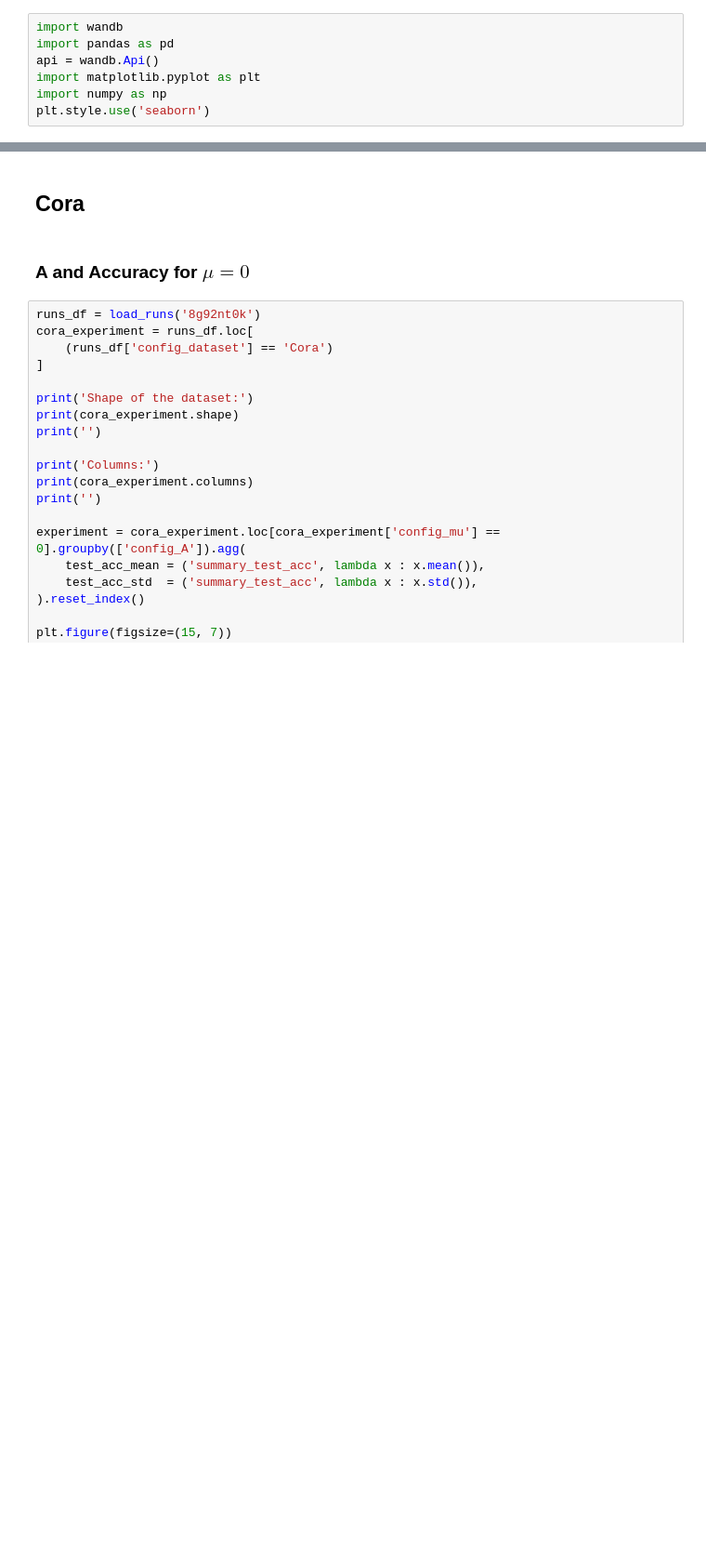
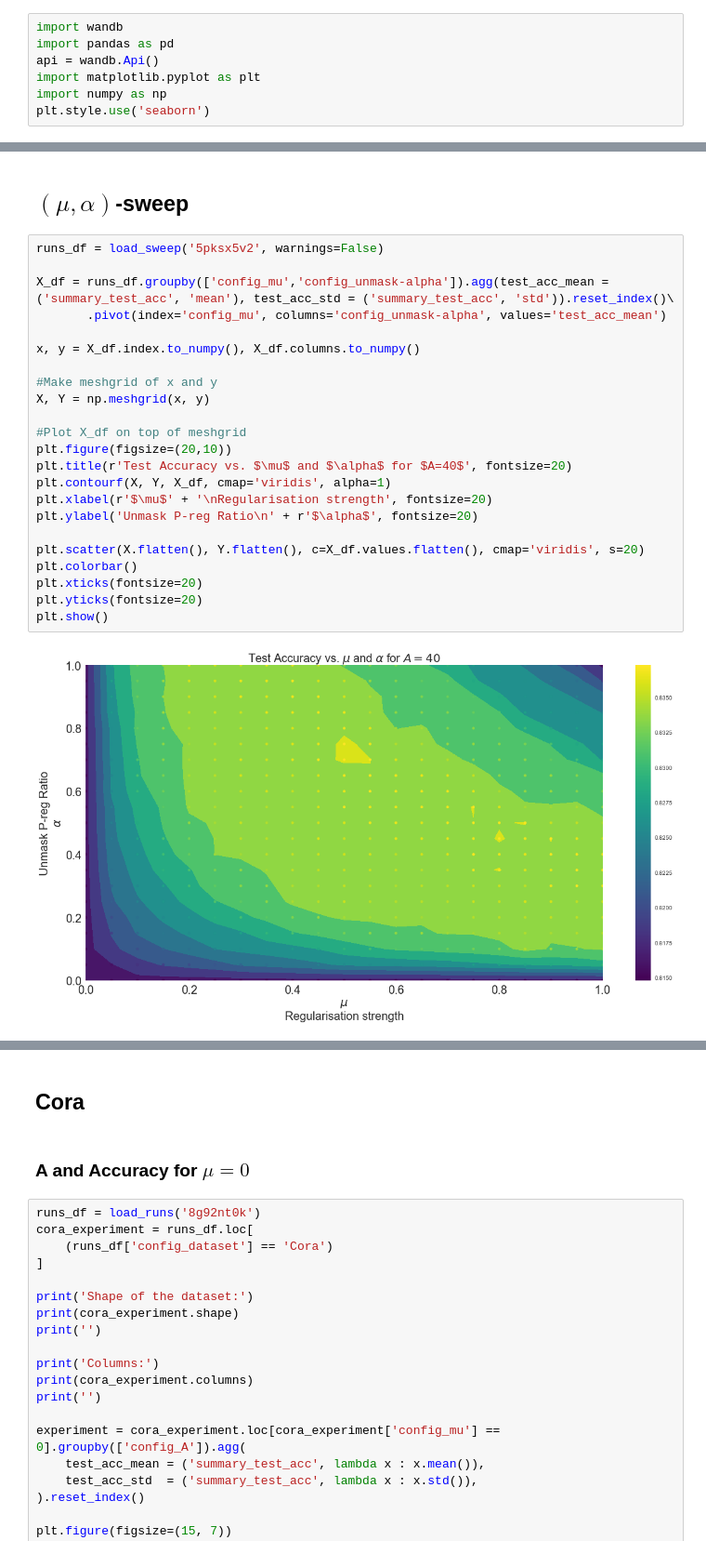
Before and after one commit to vstenby/02460GraphRegularization, a Jupyter notebook: Notebooks/Analysis.ipynb, the cells around one changed output, grey strips where cells are left out. Shown: that part at 93% size. Drawn from its saved outputs; the diff is of its cells as text; blank space fills up the shorter version.

```diff
--- a/Notebooks/Analysis.ipynb
+++ b/Notebooks/Analysis.ipynb
@@ -115,0 +103,27 @@ runs_df.head()
+# %% [markdown]
+## $(\mu, \alpha)$-sweep
+# %%
+runs_df = load_sweep('5pksx5v2', warnings=False)
+
+X_df = runs_df.groupby(['config_mu','config_unmask-alpha']).agg(test_acc_mean = ('summary_test_acc', 'mean'), test_acc_std = ('summary_test_acc', 'std')).reset_index()\
+       .pivot(index='config_mu', columns='config_unmask-alpha', values='test_acc_mean')
+
+x, y = X_df.index.to_numpy(), X_df.columns.to_numpy()
+
+#Make meshgrid of x and y
+X, Y = np.meshgrid(x, y)
+
+#Plot X_df on top of meshgrid
+plt.figure(figsize=(20,10))
+plt.title(r'Test Accuracy vs. $\mu$ and $\alpha$ for $A=40$', fontsize=20)
+plt.contourf(X, Y, X_df, cmap='viridis', alpha=1)
+plt.xlabel(r'$\mu$' + '\nRegularisation strength', fontsize=20)
+plt.ylabel('Unmask P-reg Ratio\n' + r'$\alpha$', fontsize=20)
+
+plt.scatter(X.flatten(), Y.flatten(), c=X_df.values.flatten(), cmap='viridis', s=20)
+plt.colorbar()
+plt.xticks(fontsize=20)
+plt.yticks(fontsize=20)
+plt.show()
+# %% [output]
+[figure, added]
```
Also changed, not shown: parts of 20 cells of this notebook.
